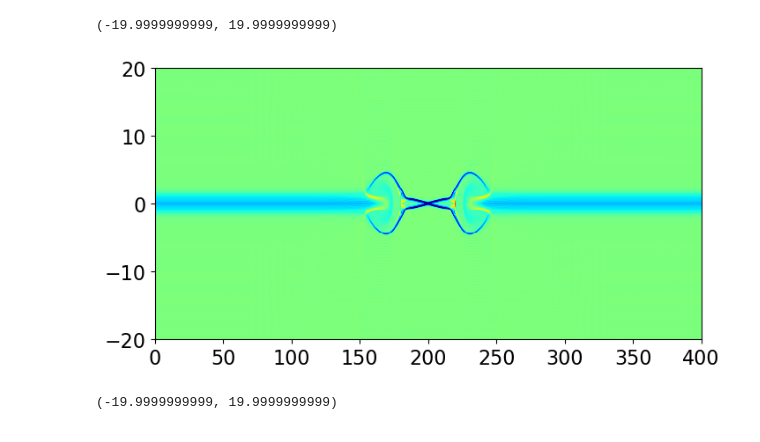
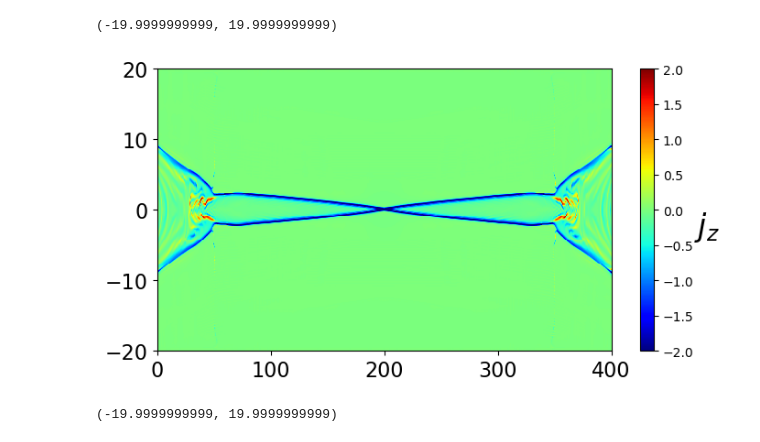
Before and after one commit to keita-akutagawa/ResistiveMHD_GPU, a Jupyter notebook: examples_2D/plasmoid/plasmoid.ipynb, the cells around one changed output. Drawn from its saved outputs; the diff is of its cells as text; code cells hidden in the pictures.

```diff
--- a/examples_2D/plasmoid/plasmoid.ipynb
+++ b/examples_2D/plasmoid/plasmoid.ipynb
@@ -8,16 +8,16 @@ B0 = 1.0
 rho0 = 1.0
 sheat_thickness = 1.0
 p0 = B0**2 / 2.0 #カレントシート中央での圧力
-beta_upstream = 0.2
+beta_upstream = 0.5
 VA = B0 / np.sqrt(rho0)
-x_max = 320.0
-y_max = 16.0
-dx = sheat_thickness / 64.0
-dy = sheat_thickness / 64.0
+x_max = 400.0
+y_max = 20.0
+dx = sheat_thickness / 8.0
+dy = sheat_thickness / 8.0
 nx = int(x_max / dx)
 ny = int(2.0 * y_max / dy)
 dt = 0.0
-CFL = 0.4
+CFL = 0.7
 x = np.arange(0.0, x_max, dx)
 y = np.arange(-y_max, y_max, dy)
 X, Y = np.meshgrid(x, y)
@@ -72,37 +72,36 @@ ax1.set_ylim(-y_max+1e-10, y_max-1e-10)
 # %%
 fig = plt.figure(figsize=(8, 4))
 ax1 = fig.add_subplot(111)
 
 dirname = "results"
 #log = np.loadtxt(f"{dirname}/log_plasmoid.txt", delimiter=',')
-step = 4000
+step = 22000
 filename = f"{dirname}/plasmoid_{step}.bin"
 with open(filename, 'rb') as f:
     U = np.fromfile(f, dtype=np.float64)
 U = U.reshape(nx, ny, 8).T
 
 Bx = U[4, :, :]
 By = U[5, :, :]
 Bx = 0.5 * (Bx + np.roll(Bx, 1, axis=1))
 By = 0.5 * (By + np.roll(By, 1, axis=0))
 currentZ = (By - np.roll(By, 1, axis=1)) / dx - (Bx - np.roll(Bx, 1, axis=0)) / dy
 
-contour = ax1.pcolormesh(X, Y, currentZ, vmin=-2.0, vmax=2.0, cmap='jet')
-if step == 0:
-    cbar = plt.colorbar(contour, ax=ax1)
-    cbar.set_label(r"$j_z$", fontsize=24, rotation=0, labelpad=10)
+contour = ax1.pcolormesh(X, Y, currentZ / B0 / sheat_thickness, vmin=-2.0, vmax=2.0, cmap='jet')
+cbar = plt.colorbar(contour, ax=ax1)
+cbar.set_label(r"$j_z$", fontsize=24, rotation=0, labelpad=10)
 quiver_interval = 20
 #ax1.quiver(X[::quiver_interval, ::quiver_interval], Y[::quiver_interval, ::quiver_interval],
 #        u[::quiver_interval, ::quiver_interval], v[::quiver_interval, ::quiver_interval],
 #        scale=2.0, color='white')
 
 #ax1.text(0.8, 1.02, f"t = {log[int(step/100)][1]:.3f}", transform=ax1.transAxes, fontsize=16)
 ax1.tick_params(labelsize=16)
 ax1.set_xlim(+1e-10, x_max-1e-10)
 ax1.set_ylim(-y_max+1e-10, y_max-1e-10)
 # %% [output]
 (-19.9999999999, 19.9999999999)
-[figure, old version]
+[figure, new version]
 # %%
 fig = plt.figure(figsize=(8, 4))
 ax1 = fig.add_subplot(111)
```
Also changed, not shown: parts of 4 cells of this notebook, 1 other file.
